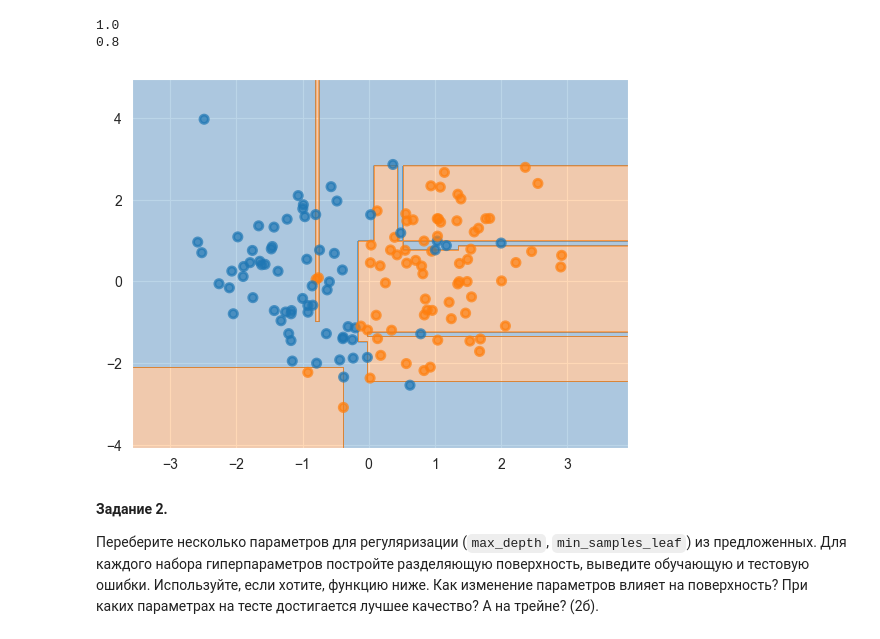
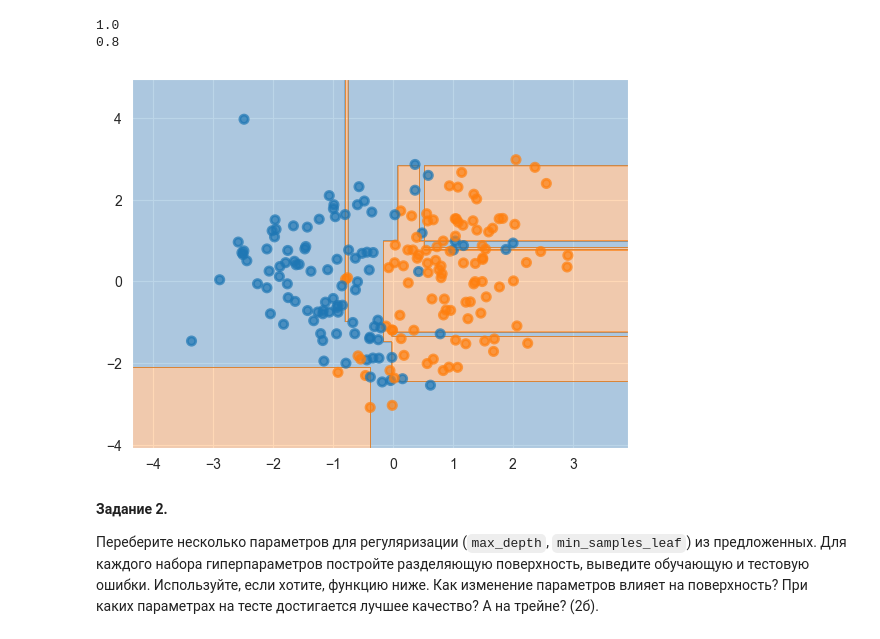
Before and after one commit to Dmitrysw/ML, a Jupyter notebook: lesson_17/HW_17.ipynb, the cells around one changed output. Drawn from its saved outputs; the diff is of its cells as text; code cells hidden in the pictures.

```diff
--- a/lesson_17/HW_17.ipynb
+++ b/lesson_17/HW_17.ipynb
@@ -69,9 +69,9 @@ print(accuracy_score(model.predict(X_test), y_test))
 1.0
 0.8
 # %%
-plot_surface(model, X_train, y_train)
+plot_surface(model, X, y)
 # %% [output]
-[figure, old version]
+[figure, new version]
 # %% [markdown]
 __Задание 2.__
 
```
Also changed, not shown: parts of 7 cells of this notebook, 5 other files.
